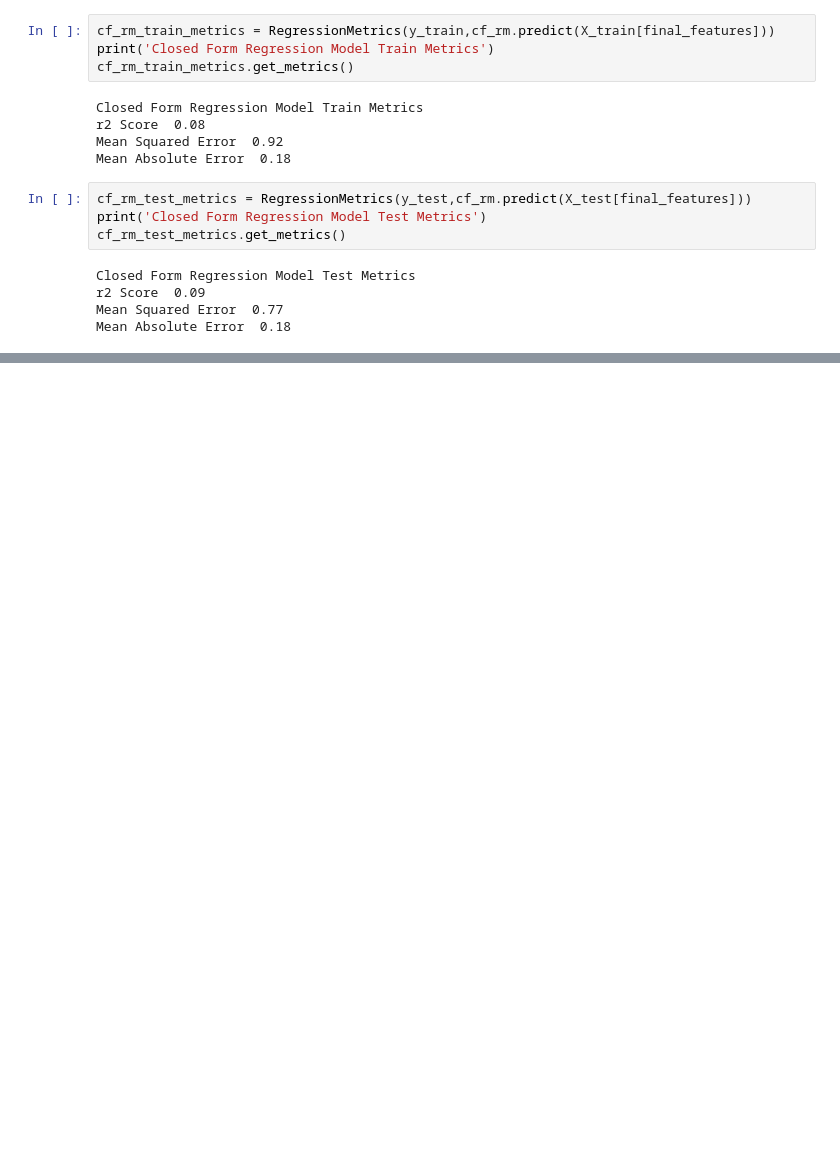
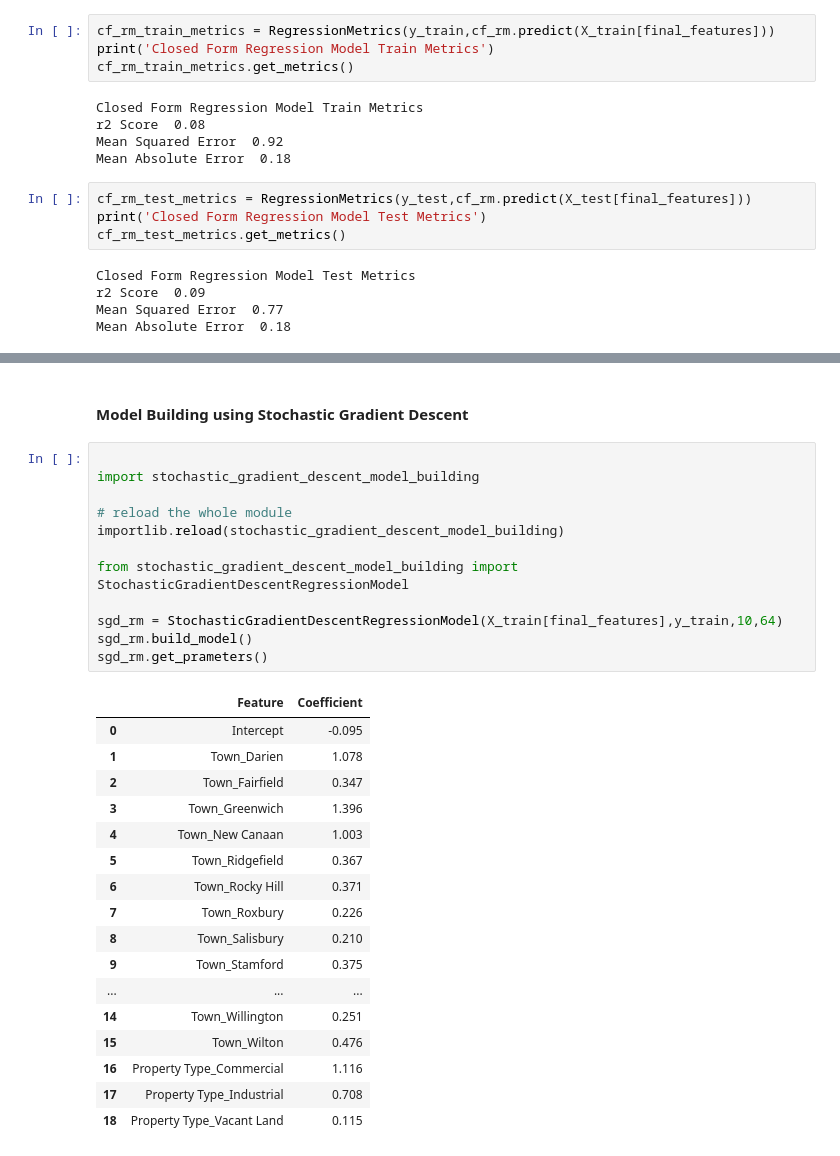
Before and after one commit to modelverseml/ml_linear_regression, a Jupyter notebook: linear_regression.ipynb, the cells around one changed output, grey strips where cells are left out. Drawn from its saved outputs; the diff is of its cells as text; blank space fills up the shorter version.

```diff
--- a/linear_regression.ipynb
+++ b/linear_regression.ipynb
@@ -651,0 +677,32 @@ Mean Absolute Error  0.18
+# %% [markdown]
+#### Model Building using Stochastic Gradient Descent
+# %%
+
+import stochastic_gradient_descent_model_building
+
+# reload the whole module
+importlib.reload(stochastic_gradient_descent_model_building)
+
+from stochastic_gradient_descent_model_building import StochasticGradientDescentRegressionModel
+
+sgd_rm = StochasticGradientDescentRegressionModel(X_train[final_features],y_train,10,64)
+sgd_rm.build_model()
+sgd_rm.get_prameters()
+# %% [output]
+|  | Feature | Coefficient |
+| 0 | Intercept | -0.095 |
+| 1 | Town_Darien | 1.078 |
+| 2 | Town_Fairfield | 0.347 |
+| 3 | Town_Greenwich | 1.396 |
+| 4 | Town_New Canaan | 1.003 |
+| 5 | Town_Ridgefield | 0.367 |
+| 6 | Town_Rocky Hill | 0.371 |
+| 7 | Town_Roxbury | 0.226 |
+| 8 | Town_Salisbury | 0.210 |
+| 9 | Town_Stamford | 0.375 |
+| ... | ... | ... |
+| 14 | Town_Willington | 0.251 |
+| 15 | Town_Wilton | 0.476 |
+| 16 | Property Type_Commercial | 1.116 |
+| 17 | Property Type_Industrial | 0.708 |
+| 18 | Property Type_Vacant Land | 0.115 |
```
Also changed, not shown: parts of 9 cells of this notebook, 2 other files.
